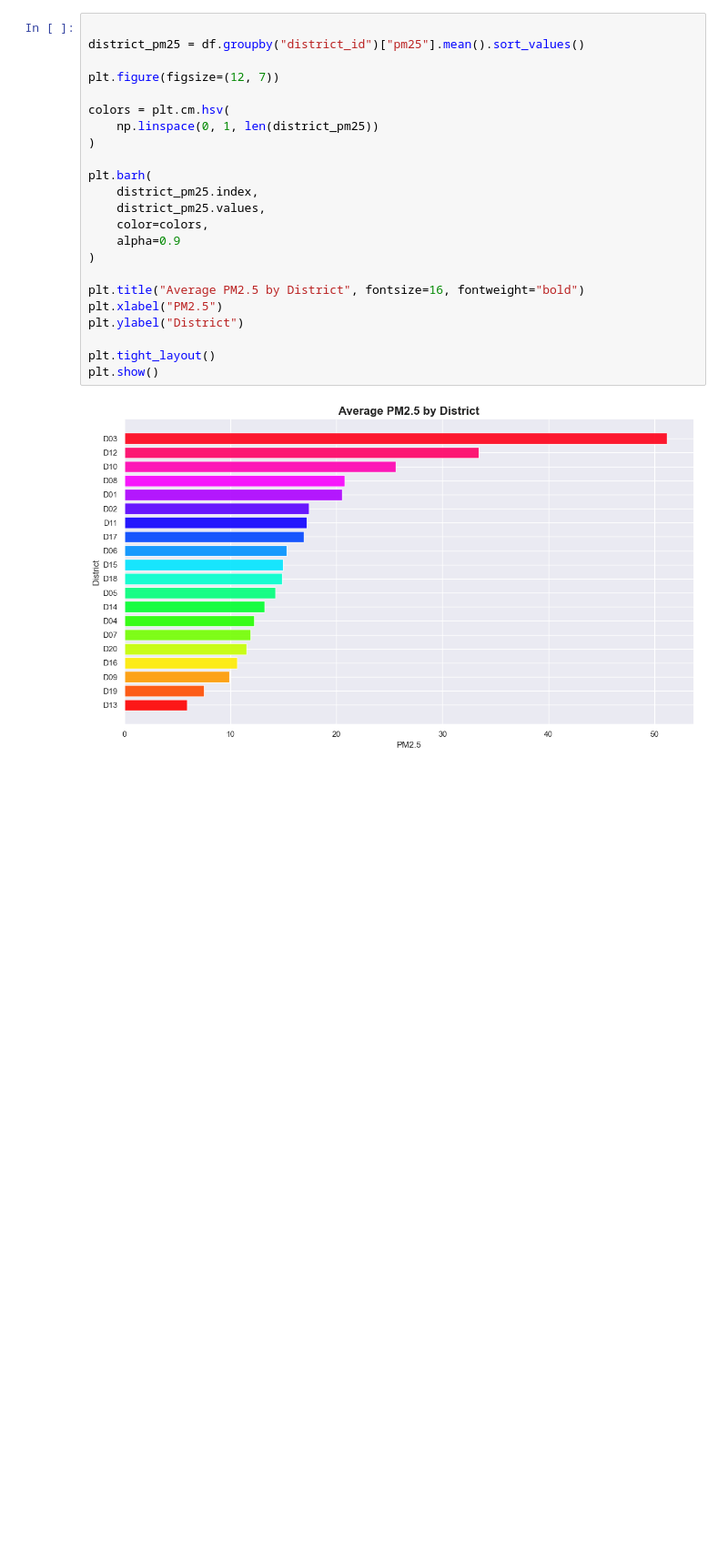
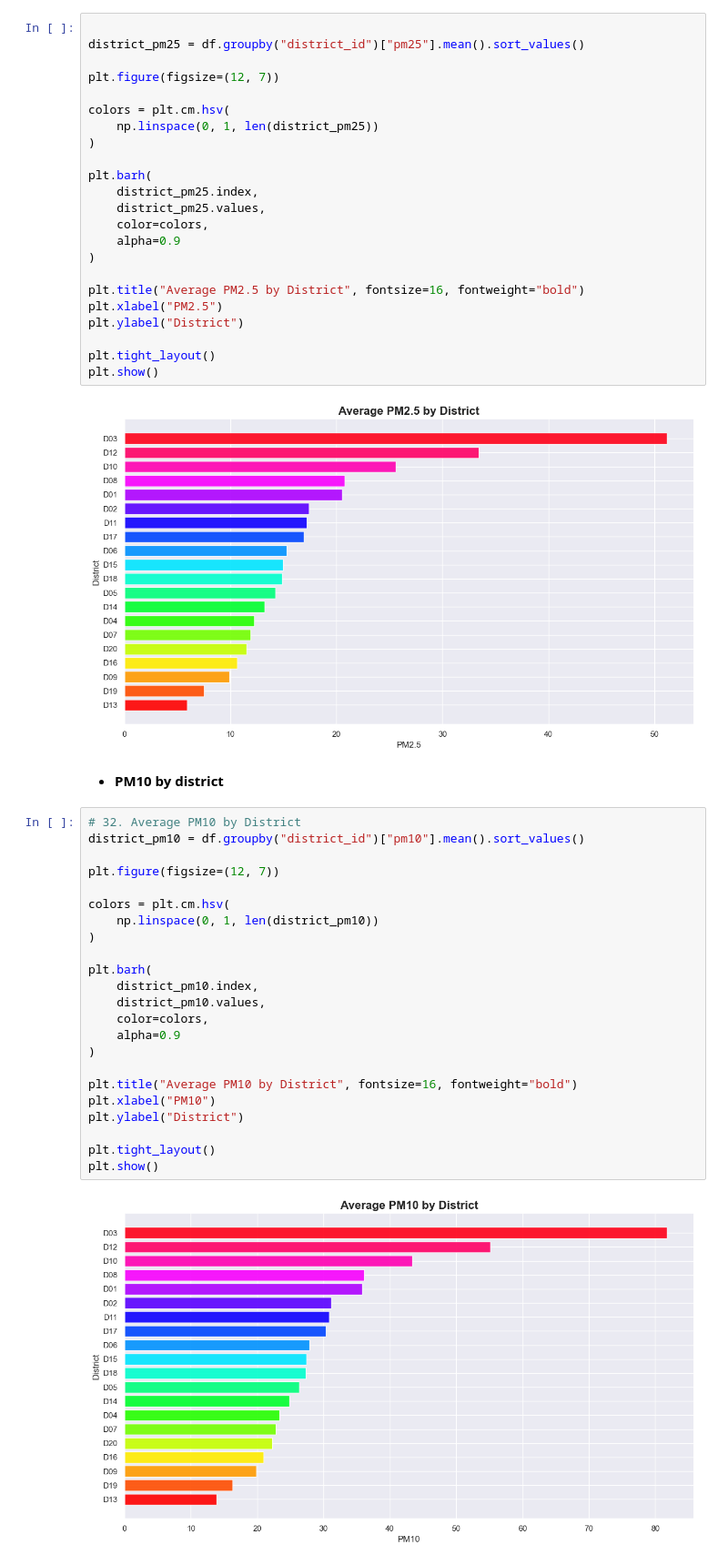
Before and after one commit to geershatisaxena/AQI-Data-Analysis, a Jupyter notebook: air quality.ipynb, the cells around one changed output. Shown at 91% size. Cells and saved outputs as stored; diff of their text form; blank space fills up the shorter version.

```diff
--- a/air quality.ipynb
+++ b/air quality.ipynb
@@ -588,3 +588,30 @@ plt.tight_layout()
 plt.show()
 # %% [output]
 [figure]
+# %% [markdown]
+- **PM10 by district**
+# %%
+# 32. Average PM10 by District
+district_pm10 = df.groupby("district_id")["pm10"].mean().sort_values()
+
+plt.figure(figsize=(12, 7))
+
+colors = plt.cm.hsv(
+    np.linspace(0, 1, len(district_pm10))
+)
+
+plt.barh(
+    district_pm10.index,
+    district_pm10.values,
+    color=colors,
+    alpha=0.9
+)
+
+plt.title("Average PM10 by District", fontsize=16, fontweight="bold")
+plt.xlabel("PM10")
+plt.ylabel("District")
+
+plt.tight_layout()
+plt.show()
+# %% [output]
+[figure, added]
```
